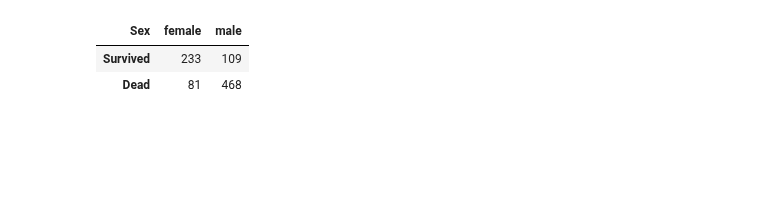
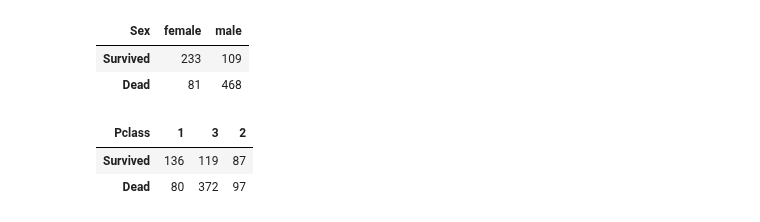
Before and after one commit to miji-lee-kr/titanic_practice, a Jupyter notebook: titanic.ipynb, the cells around one changed output. Saved outputs shown, nothing was run; the diff lists cells and outputs as text; code cells hidden in the pictures; blank space fills up the shorter version.

```diff
--- a/titanic.ipynb
+++ b/titanic.ipynb
@@ -196 +220,8 @@ df.head()
+# %%
+df_pc = visualisation('Pclass')
+df_pc
+# %% [output]
+| Pclass | 1 | 3 | 2 |
+| Survived | 136 | 119 | 87 |
+| Dead | 80 | 372 | 97 |
 # %%
```
Also changed, not shown: parts of 10 cells of this notebook.
